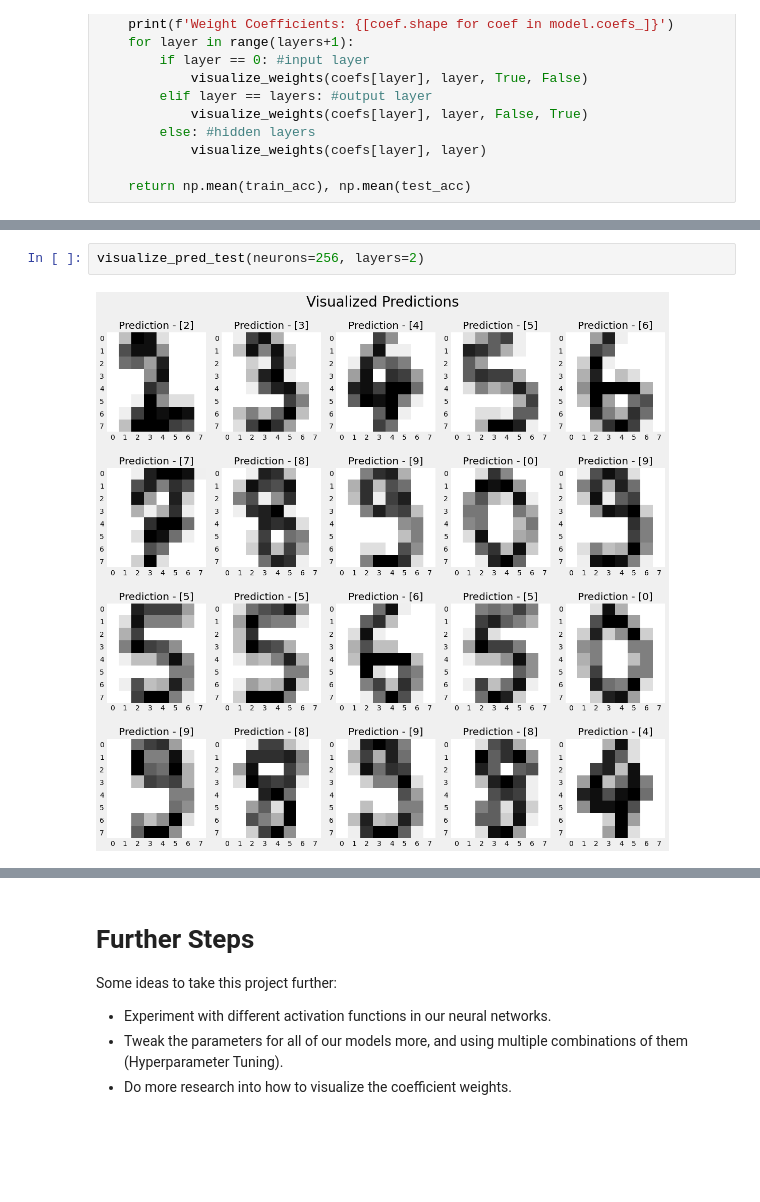
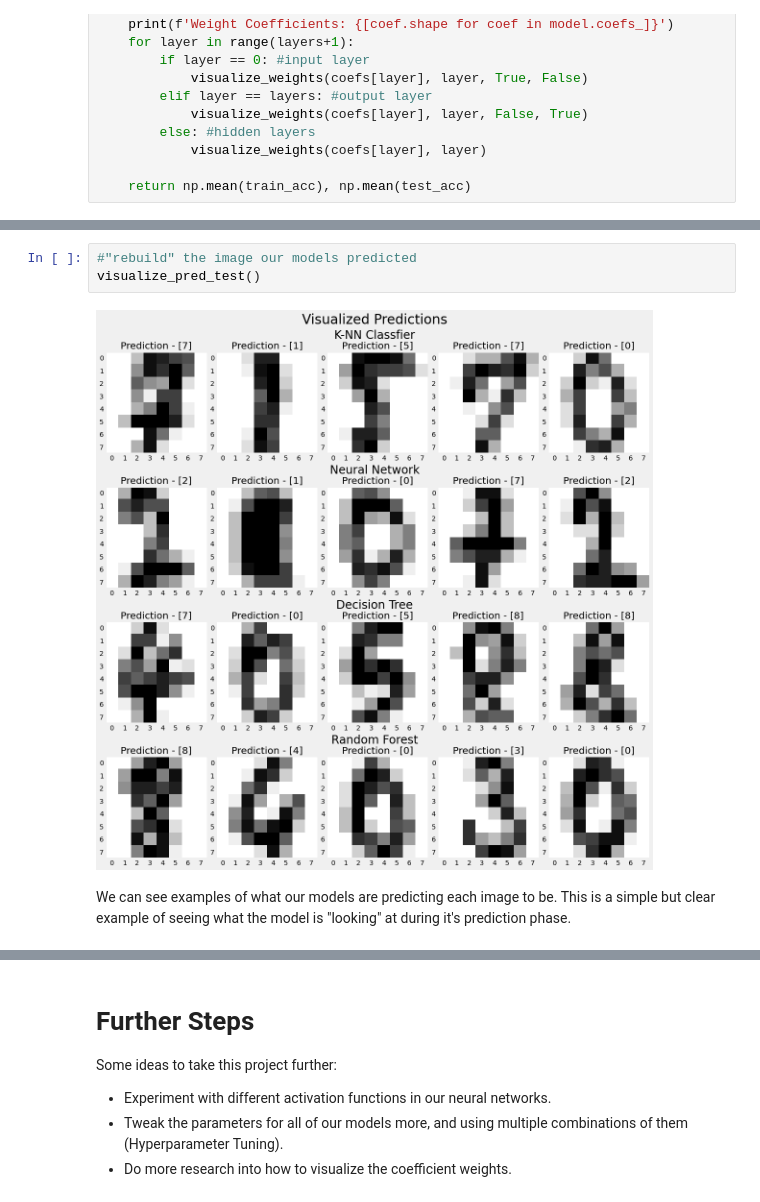
Before and after one commit to noah-kg/handwritten-digit-classifier, a Jupyter notebook: Handwritten Digits Classifier.ipynb, the cells around one changed output, grey strips where cells are left out. Drawn from its saved outputs; the diff is of its cells as text; blank space fills up the shorter version.

Commit message:
added extra accuracy visualization for 4 models

```diff
--- a/Handwritten Digits Classifier.ipynb
+++ b/Handwritten Digits Classifier.ipynb
@@ -951,5 +969,8 @@ def visualize_pred_test(neurons, layers, activator='logistic'):
     plt.show()
 # %%
-visualize_pred_test(neurons=256, layers=2)
+#"rebuild" the image our models predicted
+visualize_pred_test()
 # %% [output]
-[figure, old version]
+[figure, new version]
+# %% [markdown]
+We can see examples of what our models are predicting each image to be. This is a simple but clear example of seeing what the model is "looking" at during it's prediction phase.
```
Also changed, not shown: parts of 28 cells of this notebook.
